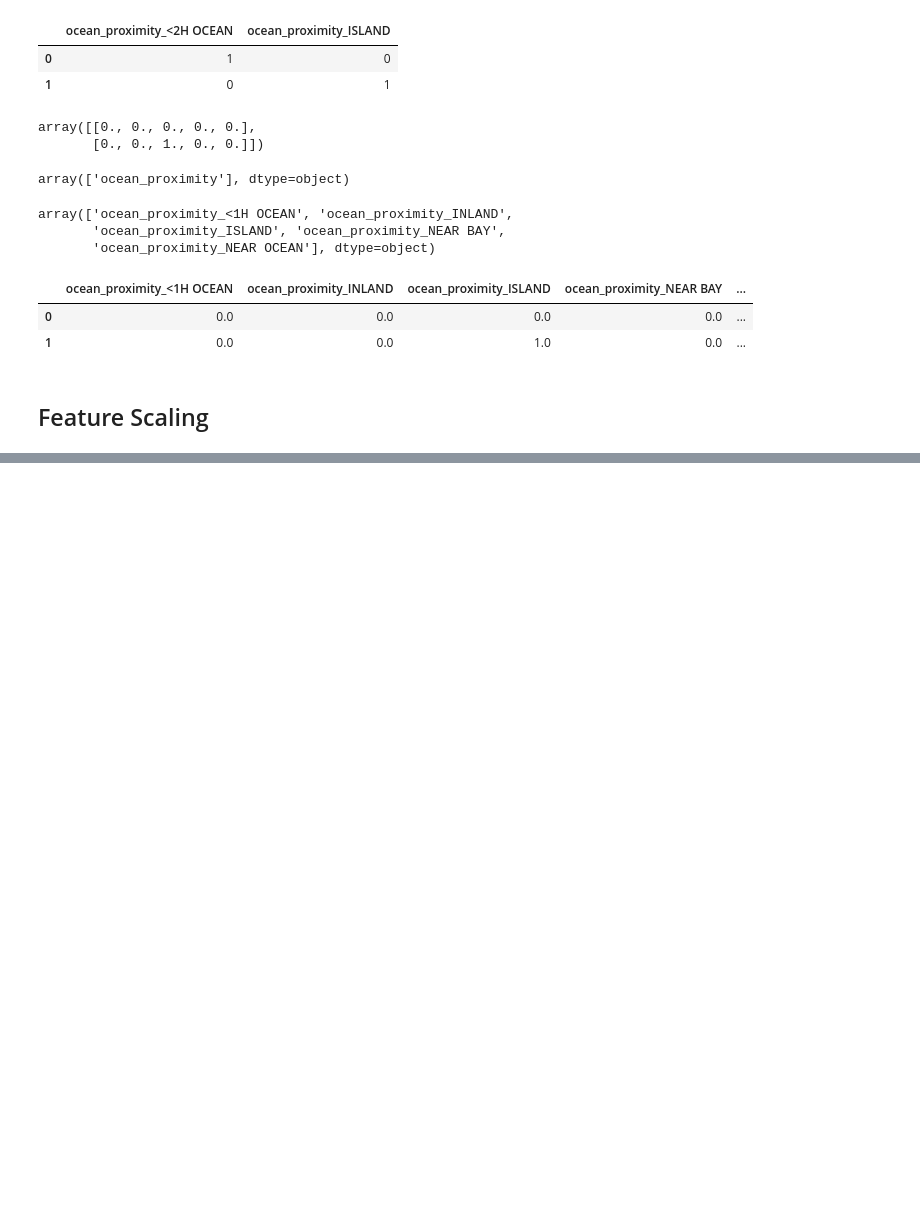
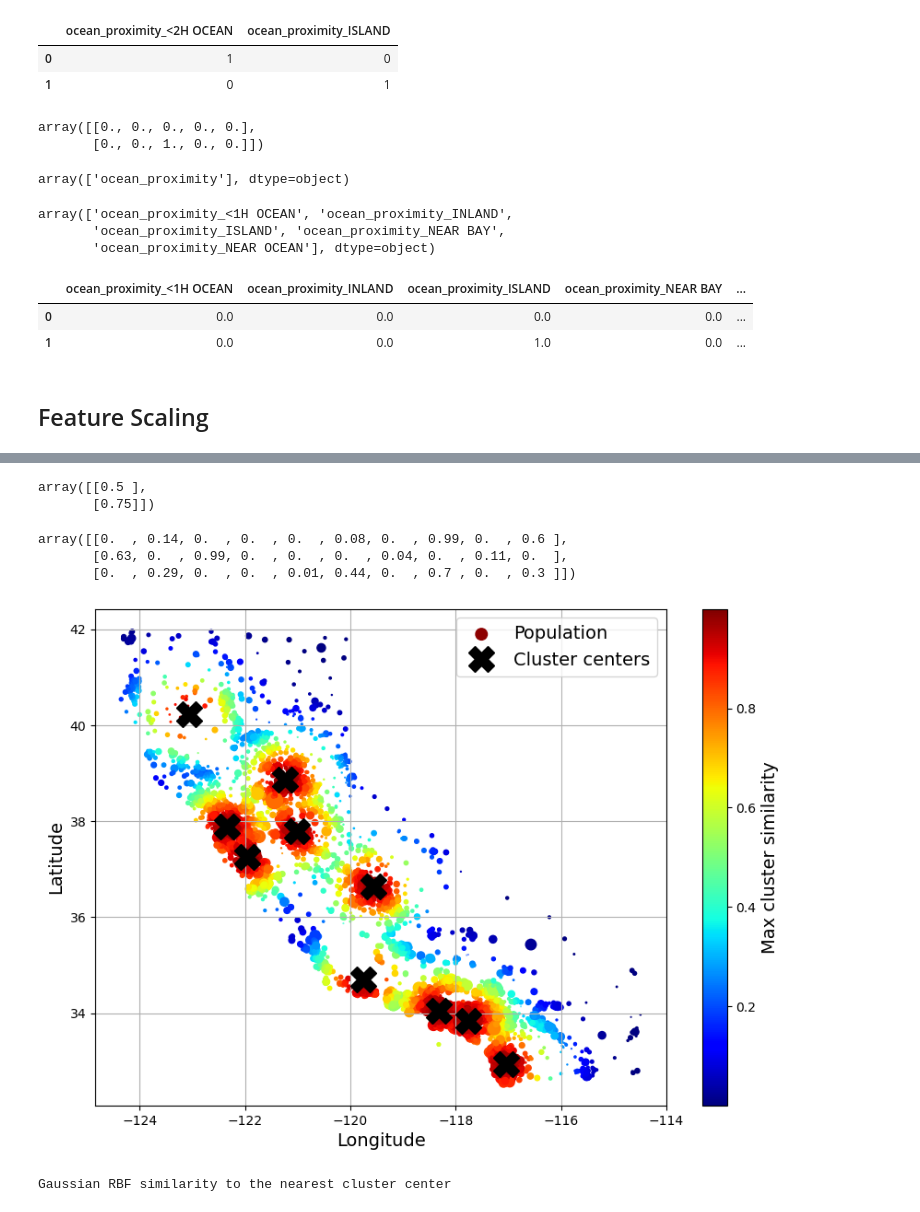
Before and after one commit to nepalsandesh/California_Housing, a Jupyter notebook: California_Housing_Price_Prediction.ipynb, the cells around one changed output, grey strips where cells are left out. Cells and saved outputs as stored; diff of their text form; code cells hidden in the pictures; blank space fills up the shorter version.

Commit message:
Custom Transformers

```diff
--- a/California_Housing_Price_Prediction.ipynb
+++ b/California_Housing_Price_Prediction.ipynb
@@ -747,0 +786,6 @@ array([131997.15275877, 299359.35844434, 146023.37185694, 138840.33653057,
+# %%
+ratio_transformer = FunctionTransformer(lambda X: X[:, [0]] / X[:, [1]])
+ratio_transformer.transform(np.array([[1., 2.], [3., 4.]]))
+# %% [output]
+array([[0.5 ],
+       [0.75]])
@@ -747,0 +814,53 @@ array([131997.15275877, 299359.35844434, 146023.37185694, 138840.33653057,
+# %%
+from sklearn.cluster import KMeans
+
+class ClusterSimilarity(BaseEstimator, TransformerMixin):
+    def __init__(self, n_clusters=10, gamma=1.0, random_state=None):
+        self.n_clusters = n_clusters
+        self.gamma = gamma
+        self.random_state = random_state
+
+    def fit(self, X, y=None, sample_weight=None):
+        self.kmeans_ = KMeans(self.n_clusters, random_state=self.random_state)
+        self.kmeans_.fit(X, sample_weight=sample_weight)
+        return self  # always return self!
+
+    def  transform(self, X):
+        return rbf_kernel(X, self.kmeans_.cluster_centers_, gamma=self.gamma)
+
+    def get_feature_names_out(self, names=None):
+        return [f"Cluster {i} similarity" for i in range(self.n_clusters)]
+# %%
+cluster_simil = ClusterSimilarity(n_clusters=10, gamma=1., random_state=42)
+similarities = cluster_simil.fit_transform(housing[["latitude", "longitude"]],
+                                           sample_weight=housing_labels)
+# %%
+similarities[:3].round(2)
+# %% [output]
+array([[0.  , 0.14, 0.  , 0.  , 0.  , 0.08, 0.  , 0.99, 0.  , 0.6 ],
+       [0.63, 0.  , 0.99, 0.  , 0.  , 0.  , 0.04, 0.  , 0.11, 0.  ],
+       [0.  , 0.29, 0.  , 0.  , 0.01, 0.44, 0.  , 0.7 , 0.  , 0.3 ]])
+# %%
+housing_renamed = housing.rename(columns={"latitude": "Latitude",
+                                          "longitude": "Longitude",
+                                          "population": "Population",
+                                          "median_house_value": "Median_house_value (usd)"})
+housing_renamed["Max cluster similarity"] = similarities.max(axis=1)
+
+housing_renamed.plot(kind="scatter", x="Longitude", y="Latitude", grid=True,
+                     s=housing_renamed["Population"]/100, label="Population",
+                     c="Max cluster similarity",
+                     cmap="jet", colorbar=True,
+                     legend=True, sharex=False, figsize=(10,7))
+
+plt.plot(cluster_simil.kmeans_.cluster_centers_[:, 1],
+         cluster_simil.kmeans_.cluster_centers_[:, 0],
+         linestyle="", color="black", marker="X", markersize=20,
+         label="Cluster centers")
+plt.legend(loc="upper right")
+plt.show()
+
+print("Gaussian RBF similarity to the nearest cluster center")
+# %% [output]
+[figure, added]
+Gaussian RBF similarity to the nearest cluster center
```
Also changed, not shown: parts of 22 cells of this notebook.
